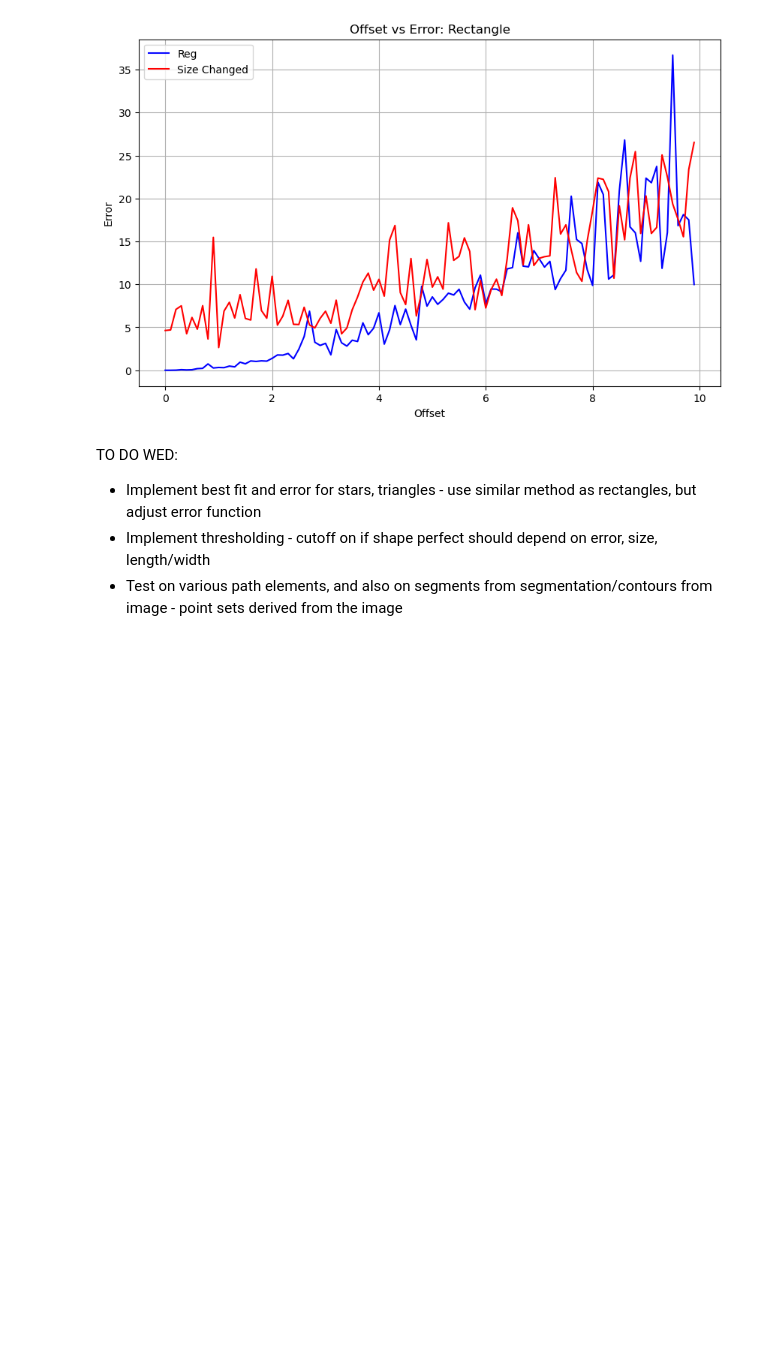
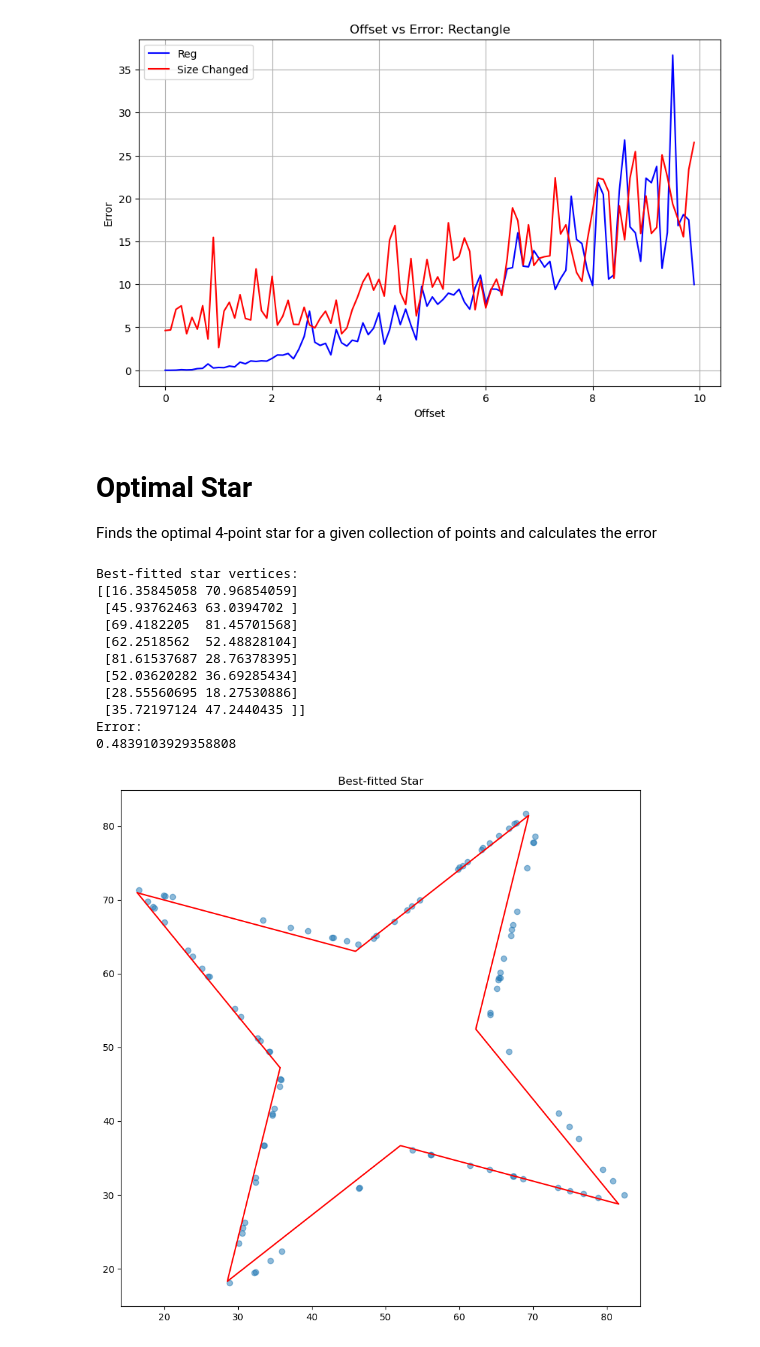
Before and after one commit to GilZaid/img2svg, a Jupyter notebook: classifier.ipynb, the cells around one changed output. Cells and saved outputs as stored; diff of their text form; code cells hidden in the pictures; blank space fills up the shorter version.

```diff
--- a/classifier.ipynb
+++ b/classifier.ipynb
@@ -490,11 +386,11 @@ def rect_error(rectangle, msd):
 
         return area
     area = rect_area(rectangle)
-    error = msd / (area) * 10000
-    return error
+    error = msd / (area)
+    return error * 1000
 
 # Print the results
-def rect_results(rectangle, error):
+def rect_results(rectangle, error, points):
     print("Best-fitted rectangle vertices:")
     print(rectangle)
     print("Error:")
@@ -567,8 +463,6 @@ plt.show()
 # Even perfect ellipses have much higher error for small offset values - GOOD
 # %% [output]
 [figure]
-# %% [markdown]
-TO DO WED:
-- Implement best fit and error for stars, triangles - use similar method as rectangles, but adjust error function
-- Implement thresholding - cutoff on if shape perfect should depend on error, size, length/width
-- Test on various path elements, and also on segments from segmentation/contours from image - point sets derived from the image
+# %% [markdown]
+# Optimal Star
+Finds the optimal 4-point star for a given collection of points and calculates the error
@@ -574,0 +614,19 @@ TO DO WED:
+# %%
+# CALC - Demo of optimal star
+points = star_pts(100, 40, [50, 50], 0.1, 1)
+star, msd = fit_star(points)
+error = star_error(star, msd)
+star_results(star, error, points)
+# %% [output]
+Best-fitted star vertices:
+[[16.35845058 70.96854059]
+ [45.93762463 63.0394702 ]
+ [69.4182205  81.45701568]
+ [62.2518562  52.48828104]
+ [81.61537687 28.76378395]
+ [52.03620282 36.69285434]
+ [28.55560695 18.27530886]
+ [35.72197124 47.2440435 ]]
+Error:
+0.4839103929358808
+[figure, added]
```
Also changed, not shown: parts of 31 cells of this notebook, 6 other files.
